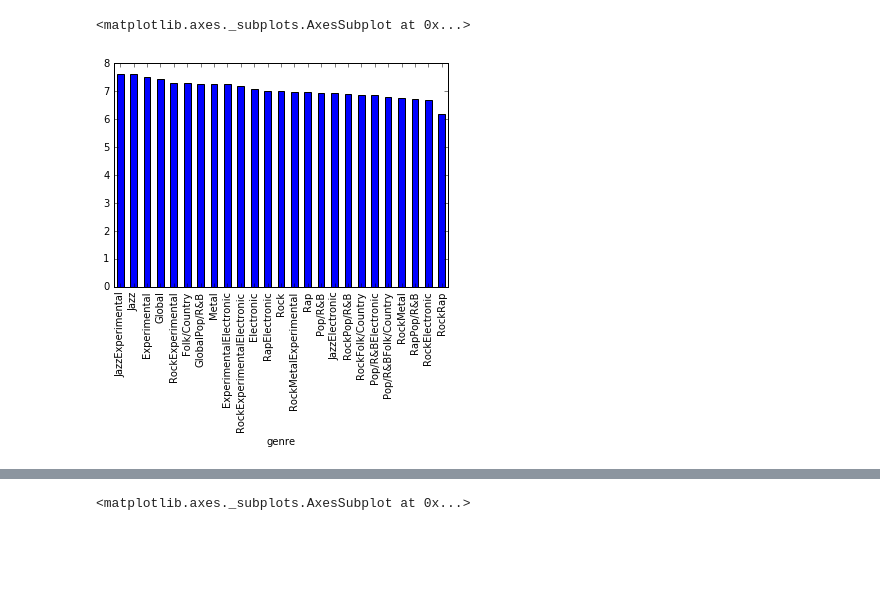
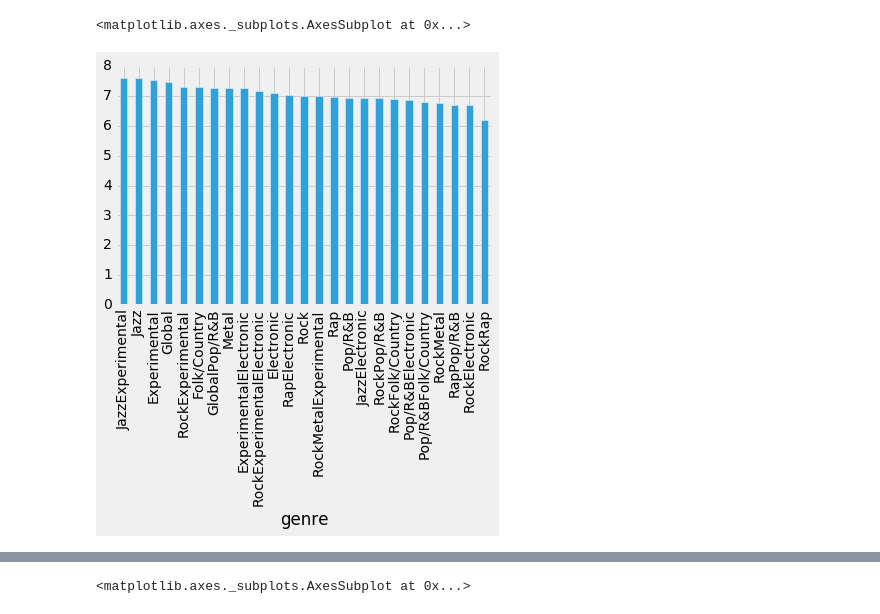
Before and after one commit to mikehalverson11/Pitchfork, a Jupyter notebook: Dataslicing.ipynb, the cells around one changed output, grey strips where cells are left out. Cells and saved outputs as stored; diff of their text form; code cells hidden in the pictures; blank space fills up the shorter version.

```diff
--- a/Dataslicing.ipynb
+++ b/Dataslicing.ipynb
@@ -7,3 +8,17 @@ import numpy as np
 df=pd.read_csv("Pitchfork2.csv",encoding = "ISO-8859-1")
 # %%
 df=df.drop('Unnamed: 0',axis=1)
+# %%
+month_scraped=12
+day_scraped=23
+df['Release Year']=df['years'].str.split("/",expand=True)[0]
+df['day']=df['dates'].str.split(" ",expand=True)[1]
+df.loc[df['day']=="hrs",'day']=day_scraped
+df.loc[df['Release Year'].isnull(),'Release Year']=df.loc[df['Release Year'].isnull(),'dates'].str.split(" ",expand=True)[2]
+df['month']=month_scraped
+def get_month(name,number):
+    df.loc[df['dates'].str.split(" ",expand=True)[0]==name,'month']=number
+months=["January","February","March","April","May","June","July","August","September","October","November","December"]
+for i in range(12):
+    get_month(months[i],i+1)
+df[['dates','month','day','Release Year']]
@@ -34,7 +100,8 @@ genres=["RockFolk/Country","RockMetalExperimental",
 # %%
 genremeans=df.groupby("genre").mean().reset_index()
 # %%
+plt.style.use("fivethirtyeight")
 genremeans.ix[genremeans['genre'].isin(genres)].sort_values('scores',ascending=False).plot(x="genre",y="scores",kind="bar",legend=False)
 # %% [output]
 <matplotlib.axes._subplots.AxesSubplot at 0x...>
-[figure, old version]
+[figure, new version]
```
Also changed, not shown: parts of 9 cells of this notebook, 1 other file.
